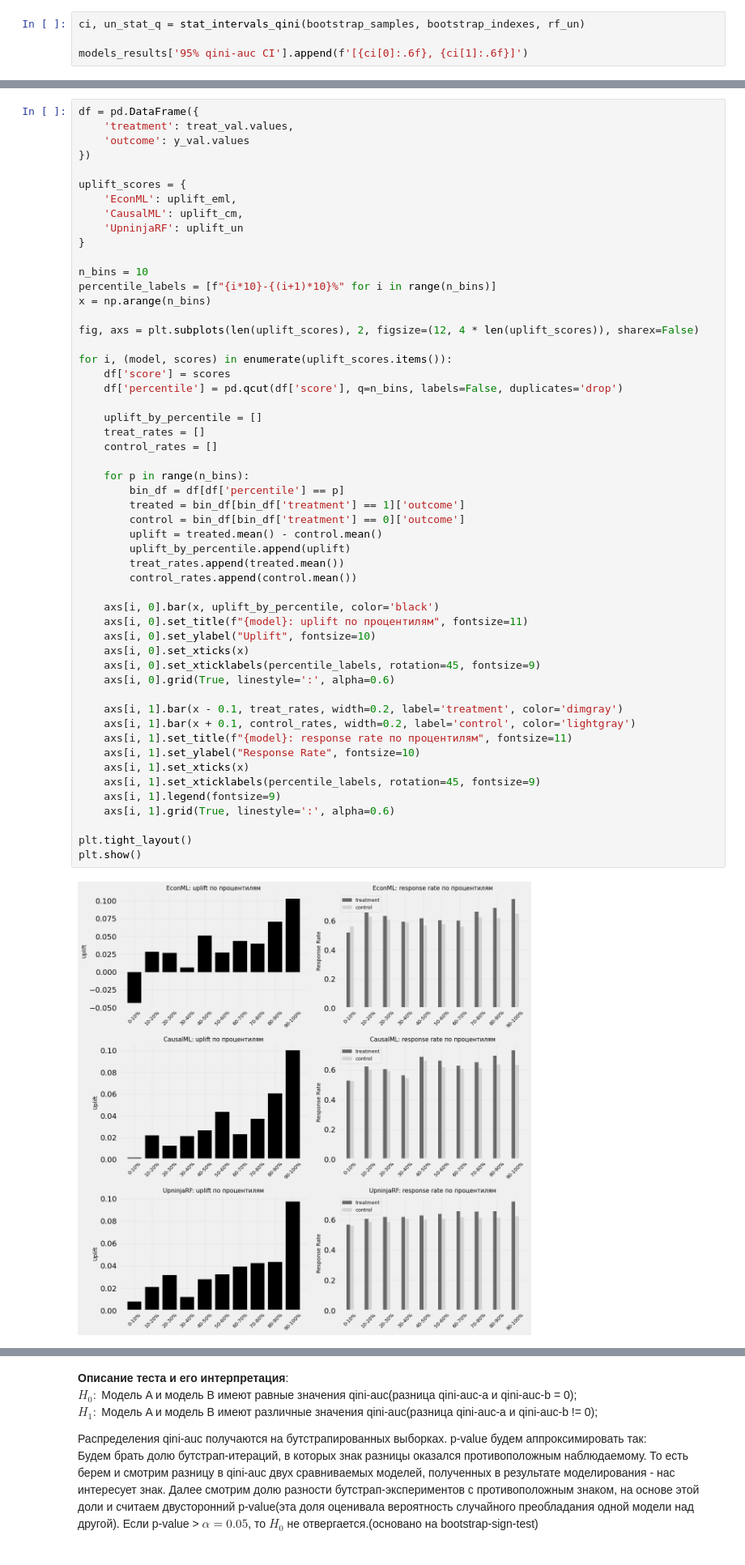
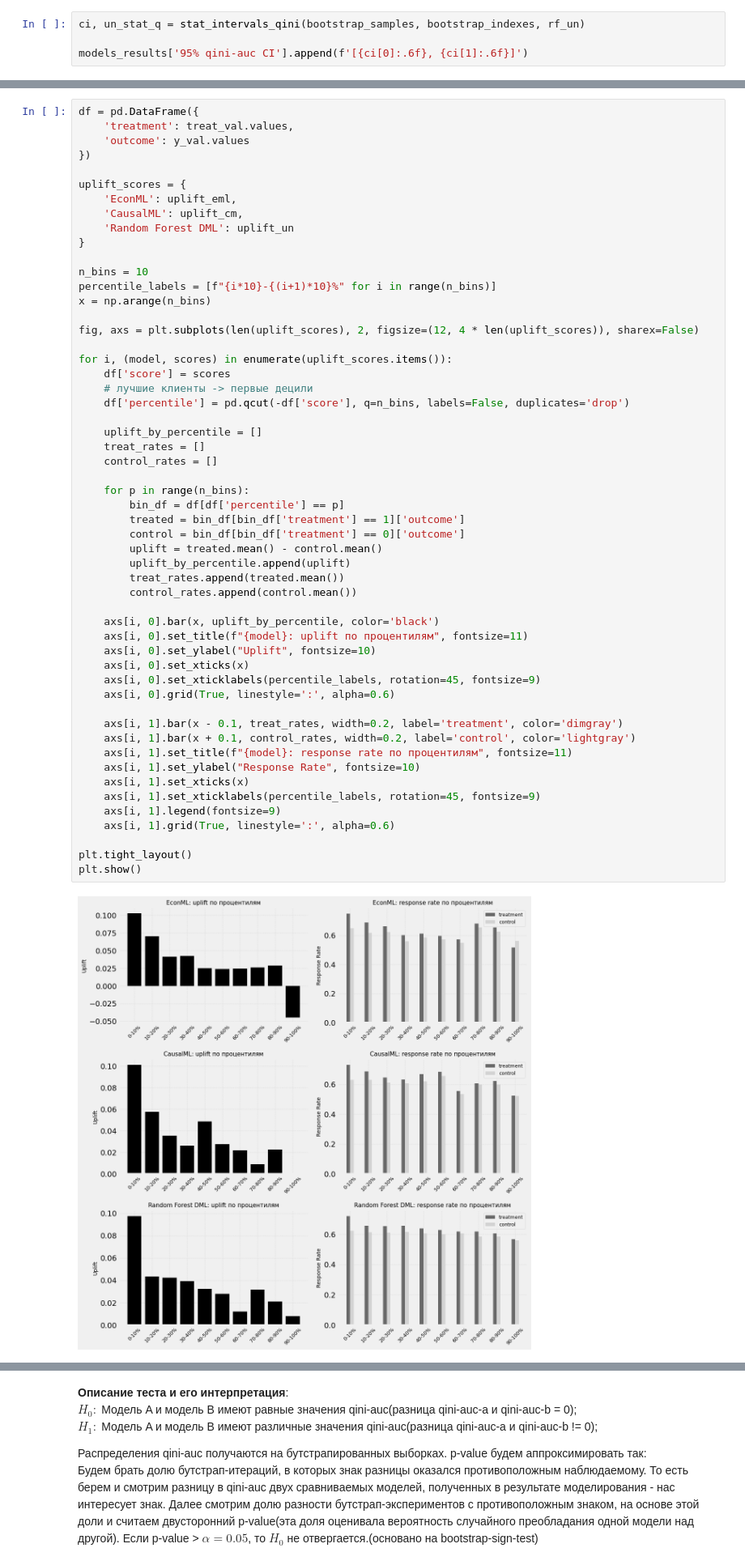
Before and after one commit to Romashka8/UpliftNinja, a Jupyter notebook: article-benches-ens.ipynb, the cells around one changed output, grey strips where cells are left out. Shown at 81% size. Cells and saved outputs as stored; diff of their text form.

```diff
--- a/article-benches-ens.ipynb
+++ b/article-benches-ens.ipynb
@@ -343,7 +343,7 @@ df = pd.DataFrame({
 uplift_scores = {
     'EconML': uplift_eml,
     'CausalML': uplift_cm,
-    'UpninjaRF': uplift_un
+    'Random Forest DML': uplift_un
 }
 
 n_bins = 10
@@ -354,41 +354,42 @@ fig, axs = plt.subplots(len(uplift_scores), 2, figsize=(12, 4 * len(uplift_score
 
 for i, (model, scores) in enumerate(uplift_scores.items()):
     df['score'] = scores
-    df['percentile'] = pd.qcut(df['score'], q=n_bins, labels=False, duplicates='drop')
+    # лучшие клиенты -> первые децили
+    df['percentile'] = pd.qcut(-df['score'], q=n_bins, labels=False, duplicates='drop')
 
     uplift_by_percentile = []
     treat_rates = []
     control_rates = []
 
     for p in range(n_bins):
         bin_df = df[df['percentile'] == p]
         treated = bin_df[bin_df['treatment'] == 1]['outcome']
         control = bin_df[bin_df['treatment'] == 0]['outcome']
         uplift = treated.mean() - control.mean()
         uplift_by_percentile.append(uplift)
         treat_rates.append(treated.mean())
         control_rates.append(control.mean())
 
     axs[i, 0].bar(x, uplift_by_percentile, color='black')
     axs[i, 0].set_title(f"{model}: uplift по процентилям", fontsize=11)
     axs[i, 0].set_ylabel("Uplift", fontsize=10)
     axs[i, 0].set_xticks(x)
     axs[i, 0].set_xticklabels(percentile_labels, rotation=45, fontsize=9)
     axs[i, 0].grid(True, linestyle=':', alpha=0.6)
 
     axs[i, 1].bar(x - 0.1, treat_rates, width=0.2, label='treatment', color='dimgray')
     axs[i, 1].bar(x + 0.1, control_rates, width=0.2, label='control', color='lightgray')
     axs[i, 1].set_title(f"{model}: response rate по процентилям", fontsize=11)
     axs[i, 1].set_ylabel("Response Rate", fontsize=10)
     axs[i, 1].set_xticks(x)
     axs[i, 1].set_xticklabels(percentile_labels, rotation=45, fontsize=9)
     axs[i, 1].legend(fontsize=9)
     axs[i, 1].grid(True, linestyle=':', alpha=0.6)
 
 plt.tight_layout()
 plt.show()
 # %% [output]
-[figure, old version]
+[figure, new version]
 # %%
 models = {'EconML': [uplift_eml, eml_stat_q],
           'CausalML': [uplift_cm, cm_stat_q],
```
Also changed, not shown: parts of 12 cells of this notebook.
